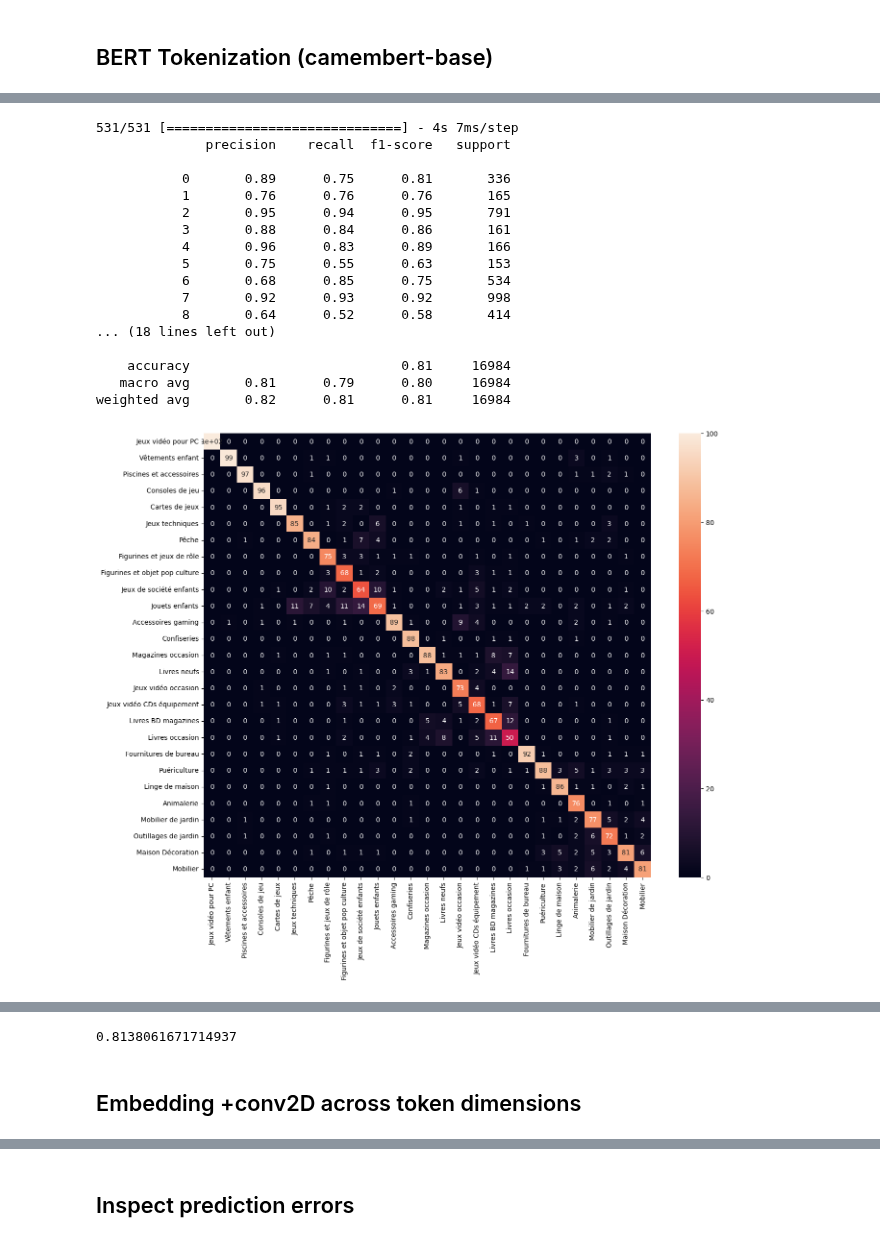
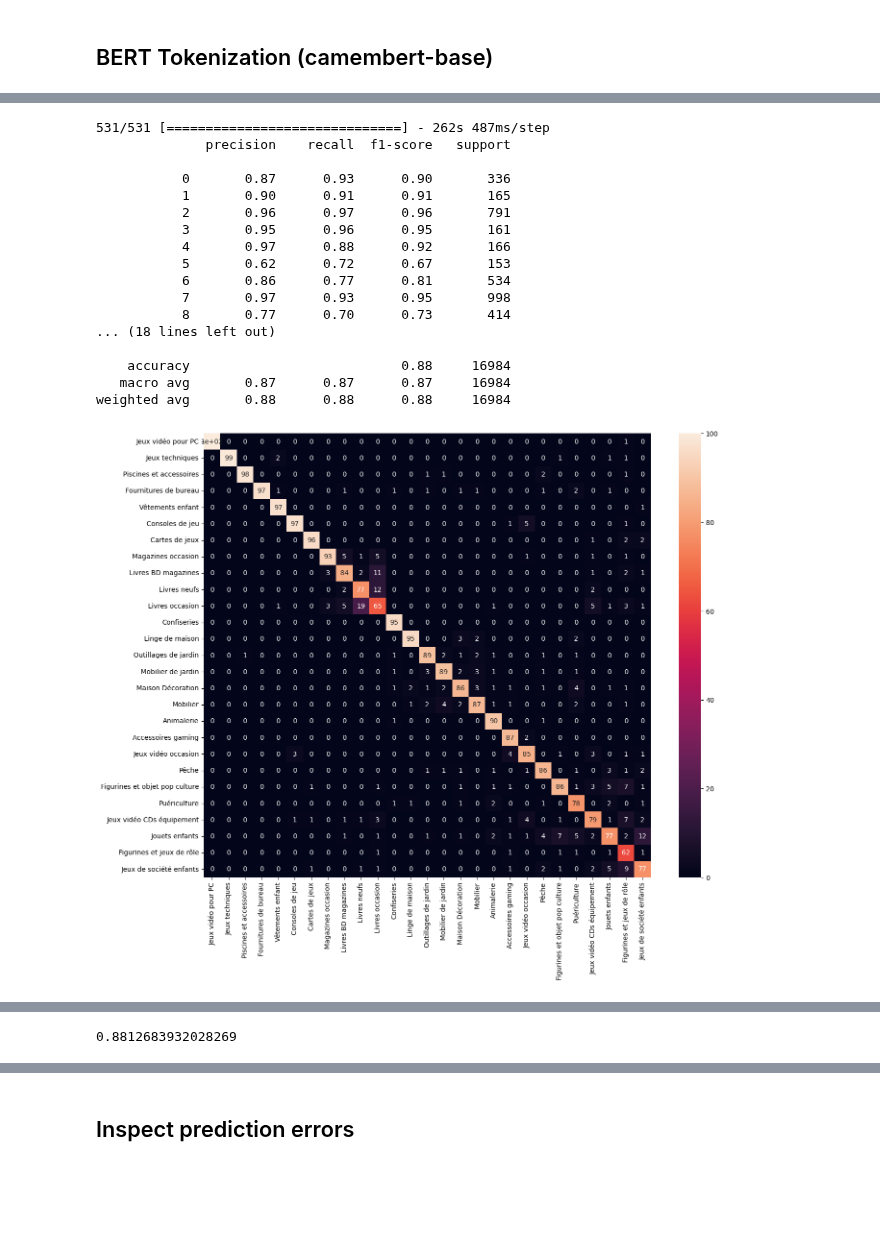
Before and after one commit to Konarovic/Rakuten, a Jupyter notebook: notebook/notebook_Textclassification_BERT.ipynb, the cells around one changed output, grey strips where cells are left out. Drawn from its saved outputs; the diff is of its cells as text; code cells hidden in the pictures; blank space fills up the shorter version.

Commit message:
updated ViT and BERT notebooks

```diff
--- a/notebook/notebook_Textclassification_BERT.ipynb
+++ b/notebook/notebook_Textclassification_BERT.ipynb
@@ -172,16 +221,27 @@ X_train, X_test, y_train, y_test, attention_masks_train, attention_masks_test =
 # %%
-from keras.layers import Input, GlobalAveragePooling1D, Dense
-from keras.models import Model
+from tensorflow.keras.layers import Input, GlobalAveragePooling1D, Dense, Dropout, Flatten
+from tensorflow.keras.models import Model
+from tensorflow.keras.optimizers import Adam
+from tensorflow.keras.optimizers.schedules import ExponentialDecay
 
-input_ids = Input(shape=(X['input_ids'].shape[1],), dtype='int32', name='input_ids')
-attention_mask = Input(shape=(X['attention_mask'].shape[1],), dtype='int32', name='attention_mask')
-transformer_layer = model_bert([input_ids, attention_mask])[0]
 
-# x = GlobalAveragePooling1D()(transformer_layer)
-# x = Dense(128, activation='relu')(x)
-# output = tf.keras.layers.Dense(num_class, activation='softmax')(x)
+input_ids = Input(shape=(max_length,), dtype='int32', name='input_ids')
+attention_mask = Input(shape=(max_length,), dtype='int32', name='attention_mask')
+
+transformer_layer = model_bert([input_ids, attention_mask])
+
+x = transformer_layer[0][:, 0, :]
+
+x = Dense(128, activation='relu')(x)
+x = Dropout(0.2)(x)
+output = Dense(num_class, activation='softmax')(x)
 
 # Construct the final model
-model = Model(inputs=[input_ids, attention_mask], outputs=transformer_layer)
+model = Model(inputs=[input_ids, attention_mask], outputs=output)
 
-model.compile(optimizer='adam', loss='sparse_categorical_crossentropy', metrics=['accuracy'])
+lr = 2e-5
+lr_schedule = ExponentialDecay(initial_learning_rate=lr, decay_steps=2000, decay_rate=0.8)
+optimizer = Adam(learning_rate=lr_schedule)
+
+model.compile(optimizer=optimizer, loss='sparse_categorical_crossentropy', metrics=['accuracy'])
+model.summary()
@@ -188,2 +265,0 @@ model.compile(optimizer='adam', loss='sparse_categorical_crossentropy', metrics=
-# %%
-history = model.fit([X_train, attention_masks_train], y_train, epochs=5, batch_size=64, validation_data=([X_test, attention_masks_test], y_test))
@@ -194,0 +280,8 @@ WARNING:tensorflow:From c:\Users\justj\.conda\envs\Rakuten\Lib\site-packages\ker
+# %%
+from sklearn.utils import class_weight
+class_weights = class_weight.compute_class_weight(class_weight='balanced', classes=np.unique(y_train), y=y_train)
+class_weights = dict(zip(np.unique(y_train), class_weights))
+# %%
+#max_length = 256 with batch_size=32 seems to be the limit memory wise. Could try 512 and 16 if sequence length needs to be increased
+# history = model.fit([X_train, attention_masks_train], y_train, epochs=5, batch_size=32, validation_data=([X_test, attention_masks_test], y_test)) #class_weight
+history = model.fit(train_data, epochs=10, validation_data=test_data, class_weight=class_weights)
@@ -195,23 +322,23 @@ WARNING:tensorflow:From c:\Users\justj\.conda\envs\Rakuten\Lib\site-packages\ker
 # %%
-test_pred = model.predict(X_test)
+test_pred = model.predict([X_test, attention_masks_test])
 test_pred_class = np.argmax(test_pred, axis=1)
-plot_classification_results(y_test_class, test_pred_class, index=encoder.classes_)
+plot_classification_results(y_test, test_pred_class, index=encoder.classes_)
 # %% [output]
-531/531 [==============================] - 4s 7ms/step
+531/531 [==============================] - 262s 487ms/step
               precision    recall  f1-score   support
 
-           0       0.89      0.75      0.81       336
-           1       0.76      0.76      0.76       165
-           2       0.95      0.94      0.95       791
-           3       0.88      0.84      0.86       161
-           4       0.96      0.83      0.89       166
-           5       0.75      0.55      0.63       153
-           6       0.68      0.85      0.75       534
-           7       0.92      0.93      0.92       998
-           8       0.64      0.52      0.58       414
+           0       0.87      0.93      0.90       336
+           1       0.90      0.91      0.91       165
+           2       0.96      0.97      0.96       791
+           3       0.95      0.96      0.95       161
+           4       0.97      0.88      0.92       166
+           5       0.62      0.72      0.67       153
+           6       0.86      0.77      0.81       534
+           7       0.97      0.93      0.95       998
+           8       0.77      0.70      0.73       414
 ... (18 lines left out)
 
-    accuracy                           0.81     16984
-   macro avg       0.81      0.79      0.80     16984
-weighted avg       0.82      0.81      0.81     16984
+    accuracy                           0.88     16984
+   macro avg       0.87      0.87      0.87     16984
+weighted avg       0.88      0.88      0.88     16984
-[figure, old version]
+[figure, new version]
@@ -219,8 +346,6 @@ weighted avg       0.82      0.81      0.81     16984
 # %%
 from sklearn.metrics import f1_score
 
-f1_score(y_test_class, test_pred_class, average='weighted')
+f1_score(y_test, test_pred_class, average='weighted')
 # %% [output]
-0.8138061671714937
+0.8812683932028269
-# %% [markdown]
-## Embedding +conv2D across token dimensions
```
Also changed, not shown: parts of 35 cells of this notebook, 3 other files.
